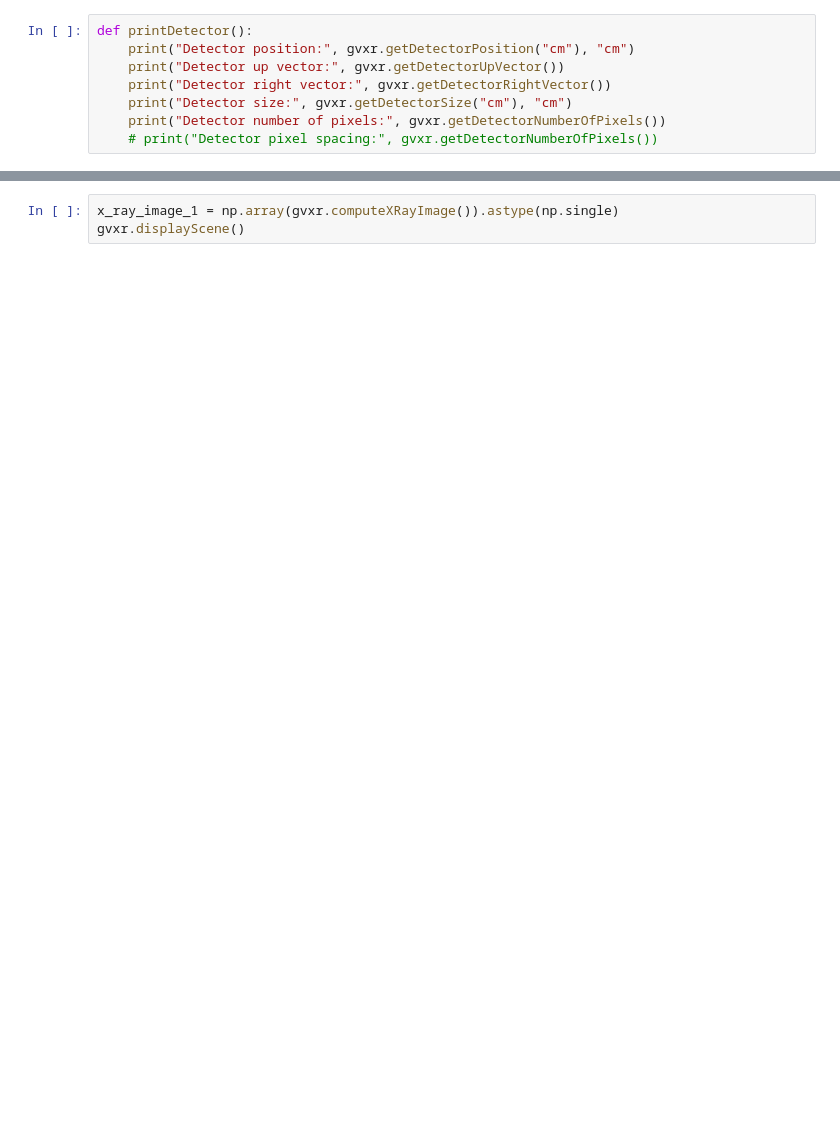
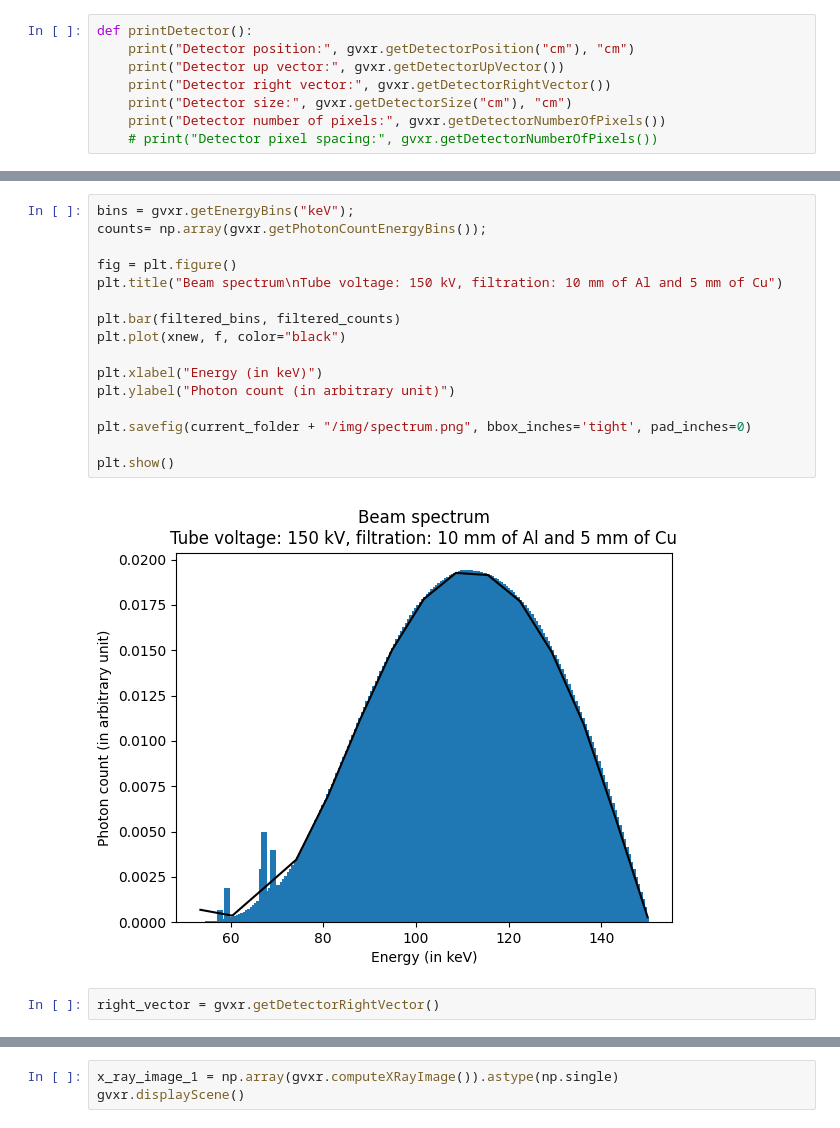
Before and after one commit to effepivi/gvxr-demos, a Jupyter notebook: 12-move-detector/12-move-detector.ipynb, the cells around one changed output, grey strips where cells are left out. Cells and saved outputs as stored; diff of their text form; blank space fills up the shorter version.

```diff
--- a/12-move-detector/12-move-detector.ipynb
+++ b/12-move-detector/12-move-detector.ipynb
@@ -84,3 +122,23 @@ right_vector = gvxr.getDetectorRightVector()
+# %%
+bins = gvxr.getEnergyBins("keV");
+counts= np.array(gvxr.getPhotonCountEnergyBins());
+
+fig = plt.figure()
+plt.title("Beam spectrum\nTube voltage: 150 kV, filtration: 10 mm of Al and 5 mm of Cu")
+
+plt.bar(filtered_bins, filtered_counts)
+plt.plot(xnew, f, color="black")
+
+plt.xlabel("Energy (in keV)")
+plt.ylabel("Photon count (in arbitrary unit)")
+
+plt.savefig(current_folder + "/img/spectrum.png", bbox_inches='tight', pad_inches=0)
+
+plt.show()
+# %% [output]
+[figure, added]
+# %%
+right_vector = gvxr.getDetectorRightVector()
 # %%
 printDetector()
 # %% [output]
```
Also changed, not shown: parts of 22 cells of this notebook, 5 other files.
